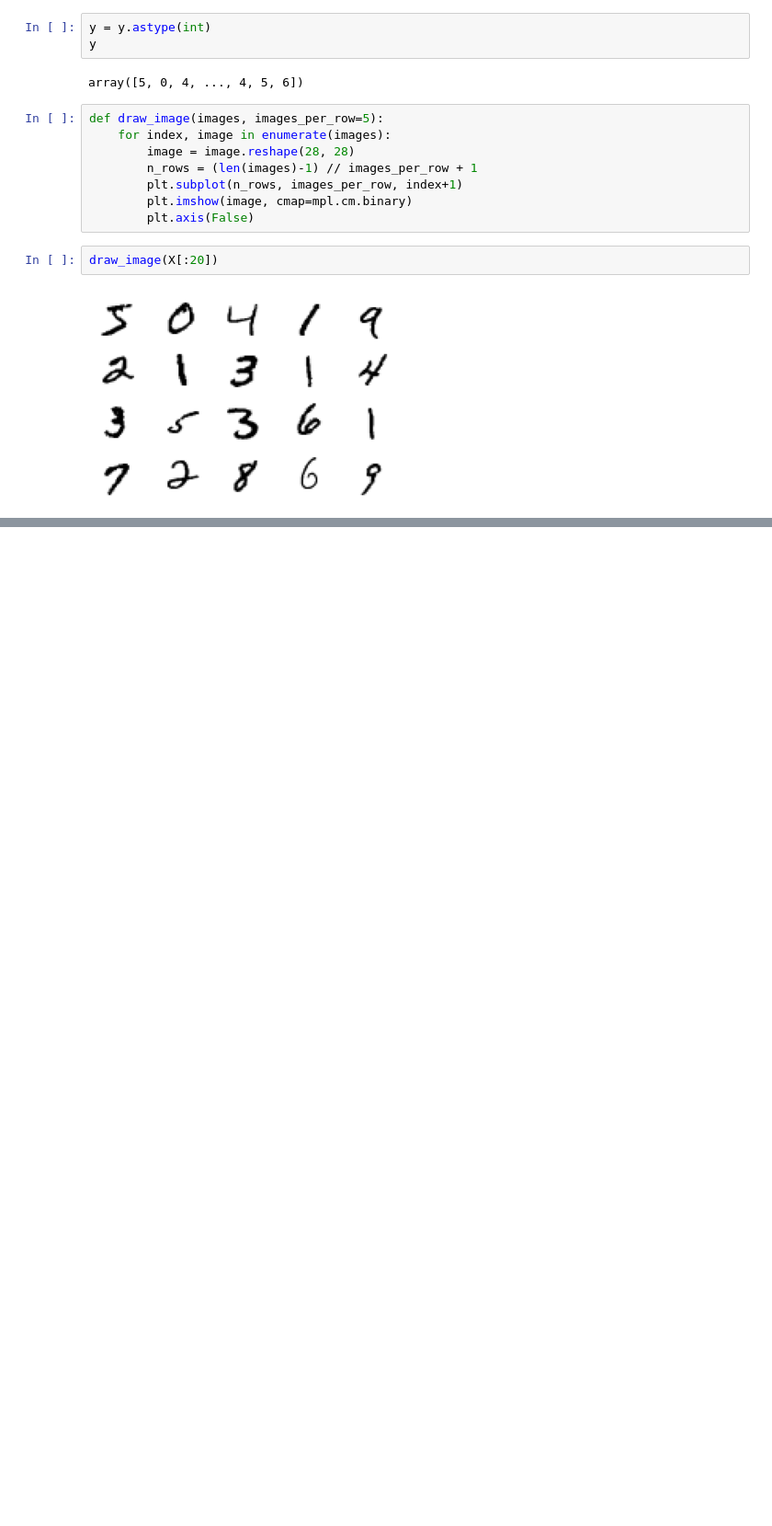
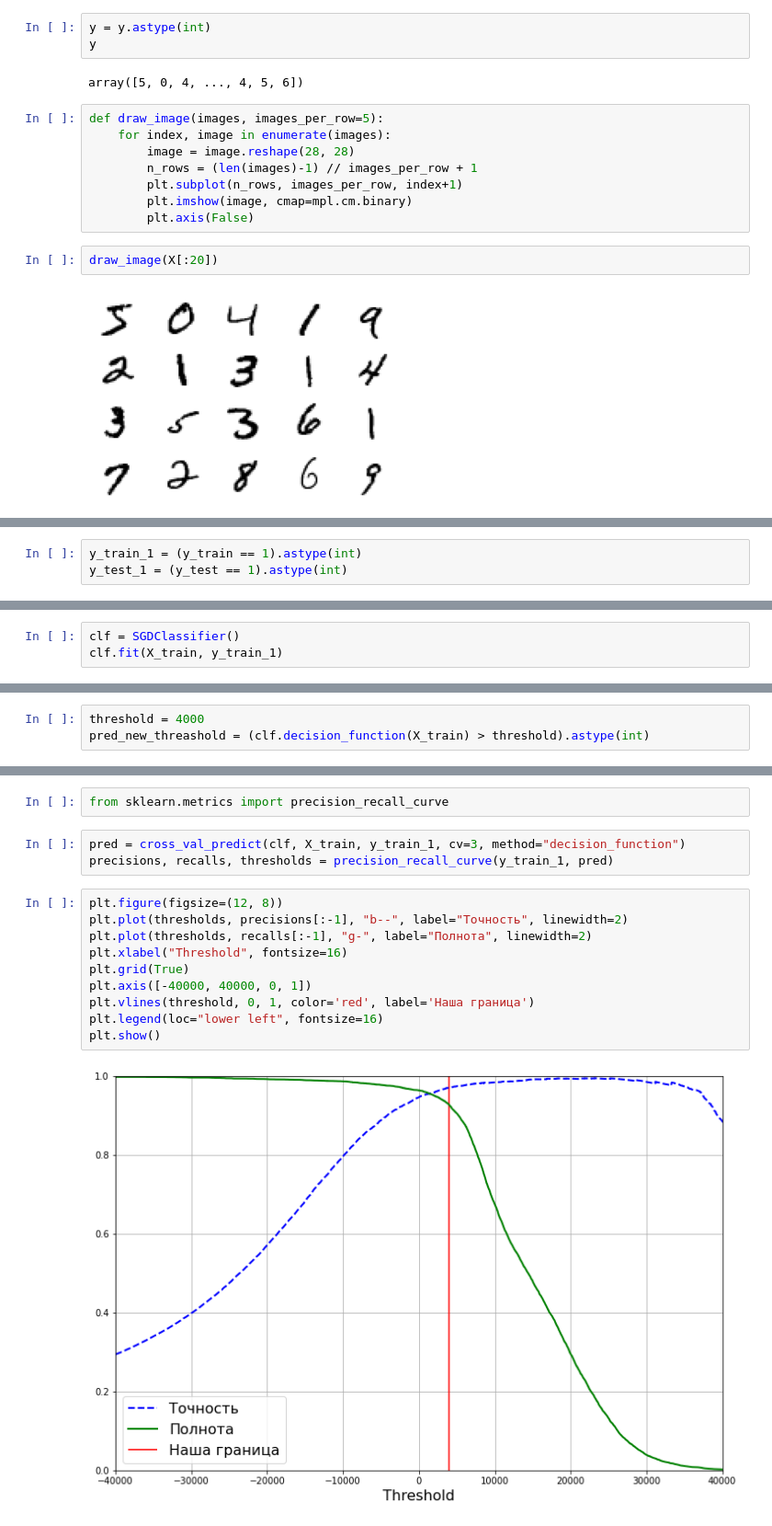
Before and after one commit to Lpshkn/Tutors, a Jupyter notebook: Practice/MNIST/MNIST digits classification.ipynb, the cells around one changed output, grey strips where cells are left out. Shown at 92% size. Cells and saved outputs as stored; diff of their text form; blank space fills up the shorter version.

```diff
--- a/Practice/MNIST/MNIST digits classification.ipynb
+++ b/Practice/MNIST/MNIST digits classification.ipynb
@@ -56,0 +64,3 @@ draw_image(X[:20])
+# %%
+y_train_1 = (y_train == 1).astype(int)
+y_test_1 = (y_test == 1).astype(int)
@@ -56,0 +70,3 @@ draw_image(X[:20])
+# %%
+clf = SGDClassifier()
+clf.fit(X_train, y_train_1)
@@ -56,0 +158,3 @@ draw_image(X[:20])
+# %%
+threshold = 4000
+pred_new_threashold = (clf.decision_function(X_train) > threshold).astype(int)
@@ -56,0 +167,17 @@ draw_image(X[:20])
+# %%
+from sklearn.metrics import precision_recall_curve
+# %%
+pred = cross_val_predict(clf, X_train, y_train_1, cv=3, method="decision_function")
+precisions, recalls, thresholds = precision_recall_curve(y_train_1, pred)
+# %%
+plt.figure(figsize=(12, 8))
+plt.plot(thresholds, precisions[:-1], "b--", label="Точность", linewidth=2)
+plt.plot(thresholds, recalls[:-1], "g-", label="Полнота", linewidth=2)
+plt.xlabel("Threshold", fontsize=16)
+plt.grid(True)
+plt.axis([-40000, 40000, 0, 1])
+plt.vlines(threshold, 0, 1, color='red', label='Наша граница')
+plt.legend(loc="lower left", fontsize=16)
+plt.show()
+# %% [output]
+[figure, added]
```
Also changed, not shown: parts of 35 cells of this notebook, 1 other file.
